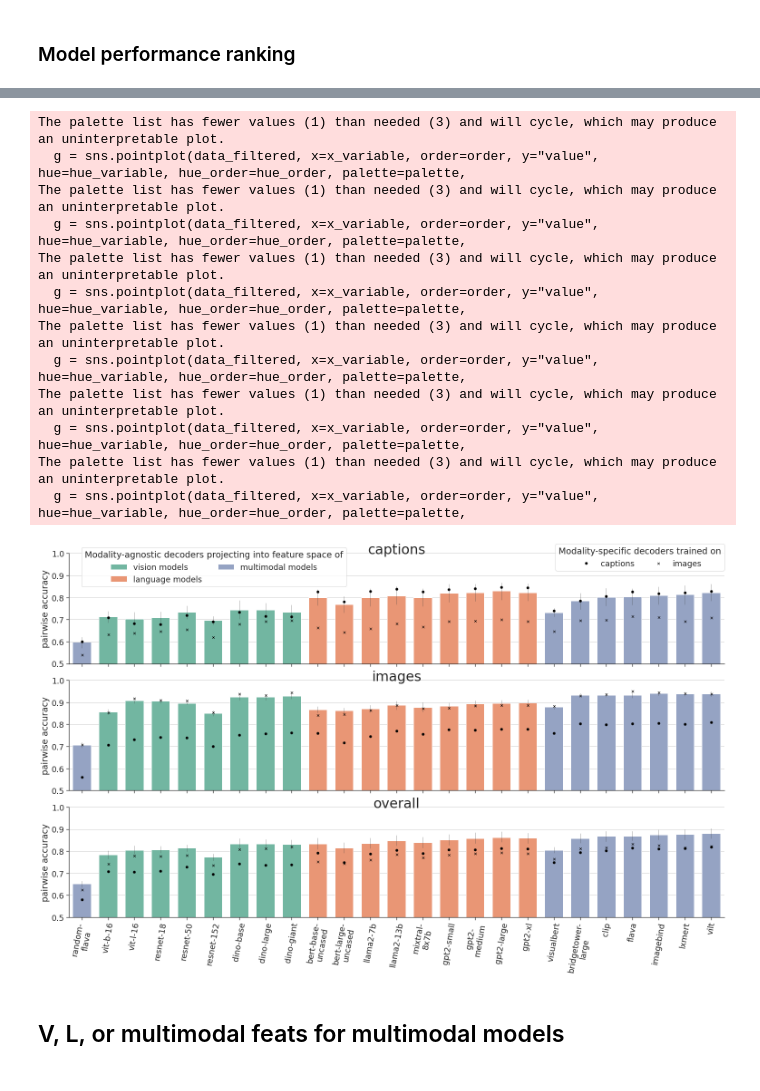
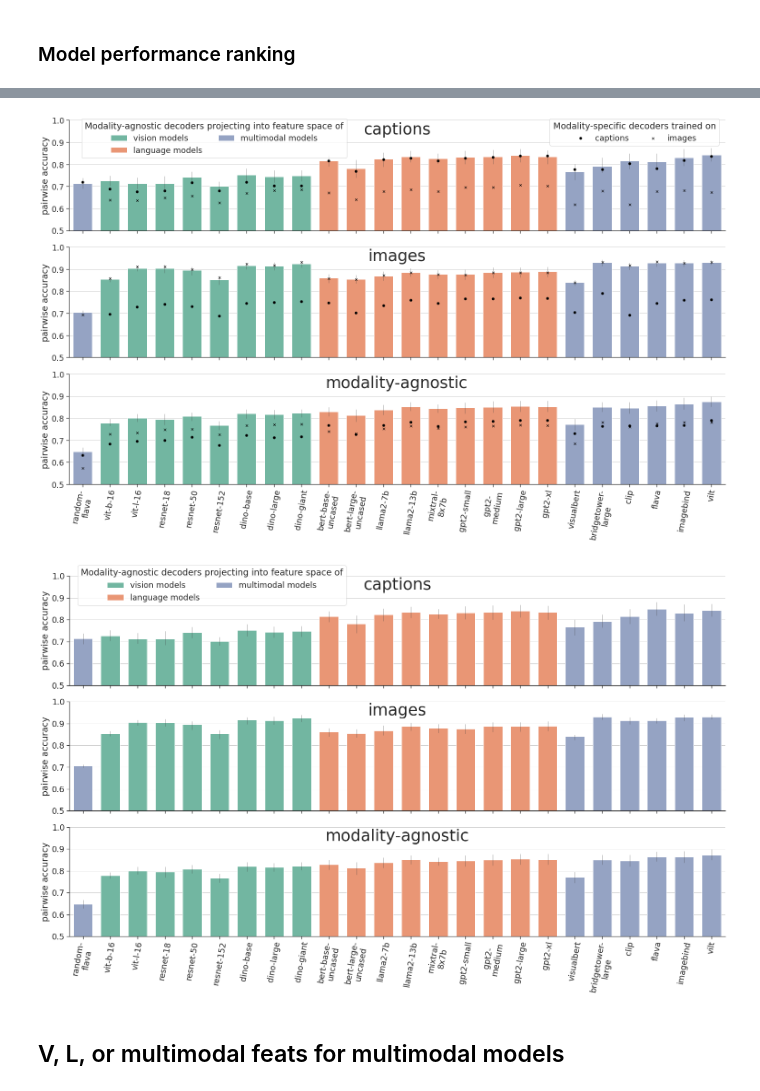
Before and after one commit to mitjanikolaus/multimodal_decoding, a Jupyter notebook: notebooks/model_comparison.ipynb, the cells around one changed output, grey strips where cells are left out. Drawn from its saved outputs; the diff is of its cells as text; code cells hidden in the pictures.

```diff
--- a/notebooks/model_comparison.ipynb
+++ b/notebooks/model_comparison.ipynb
@@ -17,9 +19,7 @@ from notebook_utils import load_results_data, add_avg_subject, create_result_gra
 # %%
-all_data = load_results_data()
-
 MODEL_ORDER = ["random-flava", "vit-b-16", "vit-l-16", "resnet-18", "resnet-50", "resnet-152", "dino-base", "dino-large", "dino-giant",
                "bert-base-uncased", "bert-large-uncased", "llama2-7b", "llama2-13b", "mistral-7b", "mixtral-8x7b", "gpt2-small", "gpt2-medium", "gpt2-large", "gpt2-xl",
-               "visualbert", "bridgetower-large", "clip", "flava", "imagebind", "lxmert", "vilt"]
+               "visualbert", "bridgetower-large", "clip", "flava", "imagebind", "vilt"]
 
 all_data = all_data[all_data.model.isin(MODEL_ORDER)]
 all_data
@@ -74,9 +102,9 @@ METRICS = [f'acc_{distance_metric}', f'acc_{distance_metric}_captions', f'acc_{d
 ## Modality-agnostic decoding vs. modality-specific decoding
 # %%
 MODEL_FEAT_MULTIMODAL_SINGLE_MODALITY = [m+'_lang' for m in multimodal_models] + [m+'_vision' for m in multimodal_models]
-MODEL_FEAT_MULTIMODAL_SINGLE_MODALITY += [m+'_matched' for m in multimodal_models]
+MODEL_FEAT_MULTIMODAL_SINGLE_MODALITY += [m+'_vision+lang' for m in multimodal_models]
 
-vision_models = [m for m in all_data_avg[all_data_avg.features == "vision"].model.unique() if len(all_data_avg[all_data_avg.model == m].features.unique()) == 1]
+vision_models = [m for m in all_data[all_data.features == "vision"].model.unique() if len(all_data[all_data.model == m].features.unique()) == 1]
 for m in multimodal_models:
     print(m, end=" ")
 # %% [output]
@@ -133,36 +174,52 @@ visualbert pairwise_acc mean : 0.805 std: 0.018
+# %%
+sns.set(font_scale=1.6)
+TRAIN_MODE_ORDER = ["images", "captions", "modality-agnostic"]
+FEAT_ORDER = ["vision models", "language models", "multimodal models"]
+
+# MODEL_FEATS_EXCLUDED = ["bridgetower-large_multi", "random-flava_vision", "random-flava_lang"] + MODEL_FEAT_MULTIMODAL_SINGLE_MODALITY
+# data_to_plot = all_data[~all_data.model_feat.isin(MODEL_FEATS_EXCLUDED)].copy()
+data_to_plot = data_default_feats.copy()
+
+# data_to_plot = data_to_plot[data_to_plot.vision_features == 'visual_feature_mean']
+# data_to_plot = data_to_plot[(data_to_plot.model == "flava") & (data_to_plot.vision_features == 'visual_feature_cls') | (data_to_plot.model != "flava") & (data_to_plot.vision_features == 'visual_feature_mean')]
+
+
+data_to_plot["features"] = data_to_plot.features.replace({"vision": "vision models", "lang": "language models", "matched": "multimodal models"})
+
+data_to_plot = data_to_plot[data_to_plot["mask"] == "whole_brain"]
+model_feat_order = calc_model_feat_order(data_to_plot)
+
+# metrics_order = [ACC_CAPTIONS, ACC_IMAGES, ACC_MEAN, ACC_MODALITY_AGNOSTIC]
+metrics_order = [ACC_CAPTIONS, ACC_IMAGES, ACC_MODALITY_AGNOSTIC]
+figure, lgd = create_result_graph(data_to_plot, model_feat_order, metrics=metrics_order, row_order=metrics_order, hue_order=FEAT_ORDER, ylim=(0.5, 1), row_title_height=0.85,
+                             legend_bbox=(0.06,0.98), legend_2_bbox=(0.99,0.98), height=4.5, legend_title="Modality-agnostic decoders projecting into feature space of", verify_num_datapoints=False)
+plt.savefig(os.path.join(RESULTS_DIR, f"features_comparison_pairwise_acc.png"), bbox_extra_artists=(lgd,), bbox_inches='tight', pad_inches=0, dpi=300)
+# %% [output]
+[figure, added]
 # %%
 sns.set(font_scale=1.6)
 TRAIN_MODE_ORDER = ["images", "captions", "modality-agnostic"]
 FEAT_ORDER = ["vision models", "language models", "multimodal models"]
 
 MODEL_FEATS_EXCLUDED = ["bridgetower-large_multi", "random-flava_vision", "random-flava_lang"] + MODEL_FEAT_MULTIMODAL_SINGLE_MODALITY
-data_to_plot = all_data_avg[~all_data_avg.model_feat.isin(MODEL_FEATS_EXCLUDED)].copy()
+data_to_plot = all_data[~all_data.model_feat.isin(MODEL_FEATS_EXCLUDED)].copy()
 
 data_to_plot = data_to_plot[data_to_plot.vision_features == 'visual_feature_mean']
 
-data_to_plot["features"] = data_to_plot.features.replace({"vision": "vision models", "lang": "language models", "vision+lang": "multimodal models"})
+# data_to_plot["features"] = data_to_plot.features.replace({"vision": "vision models", "lang": "language models", "vision+lang": "multimodal models"})
+data_to_plot["features"] = data_to_plot.features.replace({"vision": "vision models", "lang": "language models", "matched": "multimodal models"})
 
 data_to_plot = data_to_plot[data_to_plot["mask"] == "whole_brain"]
 model_feat_order = calc_model_feat_order(data_to_plot)
 
-metrics_order = ["pairwise_acc_captions", "pairwise_acc_images", "pairwise_acc_mean"]
+# metrics_order = [ACC_CAPTIONS, ACC_IMAGES, ACC_MEAN, ACC_MODALITY_AGNOSTIC]
+metrics_order = [ACC_CAPTIONS, ACC_IMAGES, ACC_MODALITY_AGNOSTIC]
 figure, lgd = create_result_graph(data_to_plot, model_feat_order, metrics=metrics_order, row_order=metrics_order, hue_order=FEAT_ORDER, ylim=(0.5, 1),
-                             legend_bbox=(0.06,0.99), height=4.5, legend_title="Modality-agnostic decoders projecting into feature space of")
-plt.savefig(os.path.join(RESULTS_DIR, f"features_comparison_pairwise_acc.png"), bbox_extra_artists=(lgd,), bbox_inches='tight', pad_inches=0, dpi=300)
+                             legend_bbox=(0.06,0.99), height=4.5, legend_title="Modality-agnostic decoders projecting into feature space of", verify_num_datapoints=False,
+                                 plot_modality_specific=False)
+plt.savefig(os.path.join(RESULTS_DIR, f"features_comparison_pairwise_acc_only_modality_agnostic.png"), bbox_extra_artists=(lgd,), bbox_inches='tight', pad_inches=0, dpi=300)
 # %% [output]
-The palette list has fewer values (1) than needed (3) and will cycle, which may produce an uninterpretable plot.
-  g = sns.pointplot(data_filtered, x=x_variable, order=order, y="value", hue=hue_variable, hue_order=hue_order, palette=palette,
-The palette list has fewer values (1) than needed (3) and will cycle, which may produce an uninterpretable plot.
-  g = sns.pointplot(data_filtered, x=x_variable, order=order, y="value", hue=hue_variable, hue_order=hue_order, palette=palette,
-The palette list has fewer values (1) than needed (3) and will cycle, which may produce an uninterpretable plot.
-  g = sns.pointplot(data_filtered, x=x_variable, order=order, y="value", hue=hue_variable, hue_order=hue_order, palette=palette,
-The palette list has fewer values (1) than needed (3) and will cycle, which may produce an uninterpretable plot.
-  g = sns.pointplot(data_filtered, x=x_variable, order=order, y="value", hue=hue_variable, hue_order=hue_order, palette=palette,
-The palette list has fewer values (1) than needed (3) and will cycle, which may produce an uninterpretable plot.
-  g = sns.pointplot(data_filtered, x=x_variable, order=order, y="value", hue=hue_variable, hue_order=hue_order, palette=palette,
-The palette list has fewer values (1) than needed (3) and will cycle, which may produce an uninterpretable plot.
-  g = sns.pointplot(data_filtered, x=x_variable, order=order, y="value", hue=hue_variable, hue_order=hue_order, palette=palette,
-[figure, old version]
+[figure, new version]
 # %% [markdown]
 ## V, L, or multimodal feats for multimodal models
 # %%
```
Also changed, not shown: parts of 17 cells of this notebook, 5 other files.
